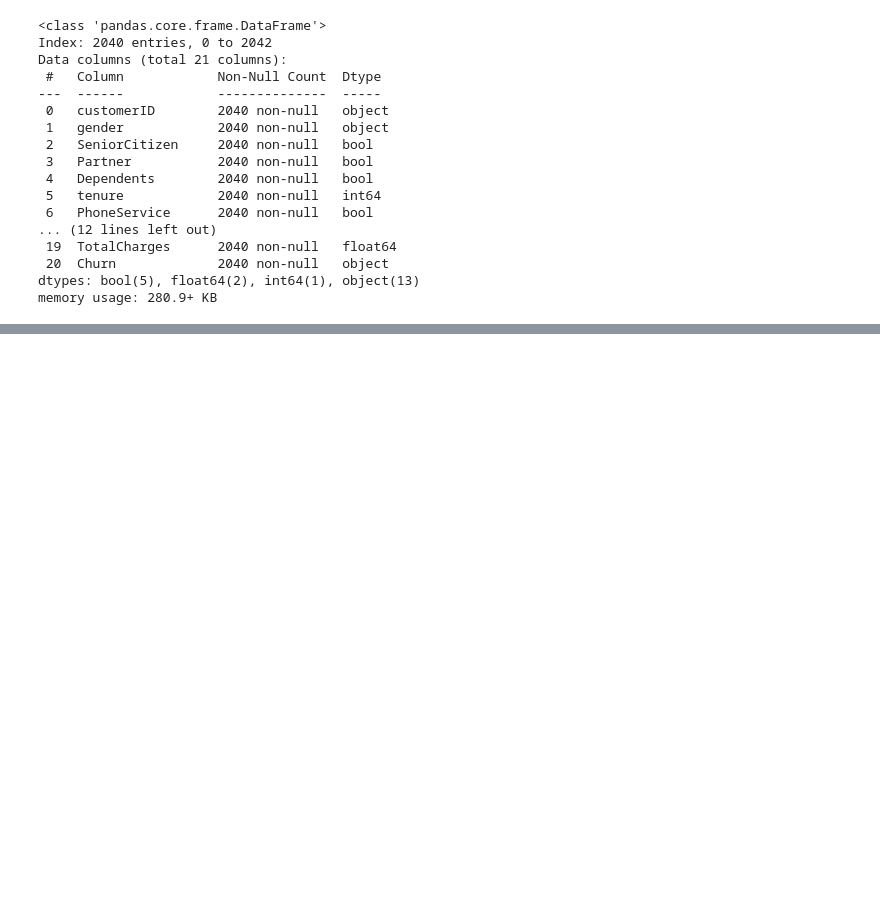
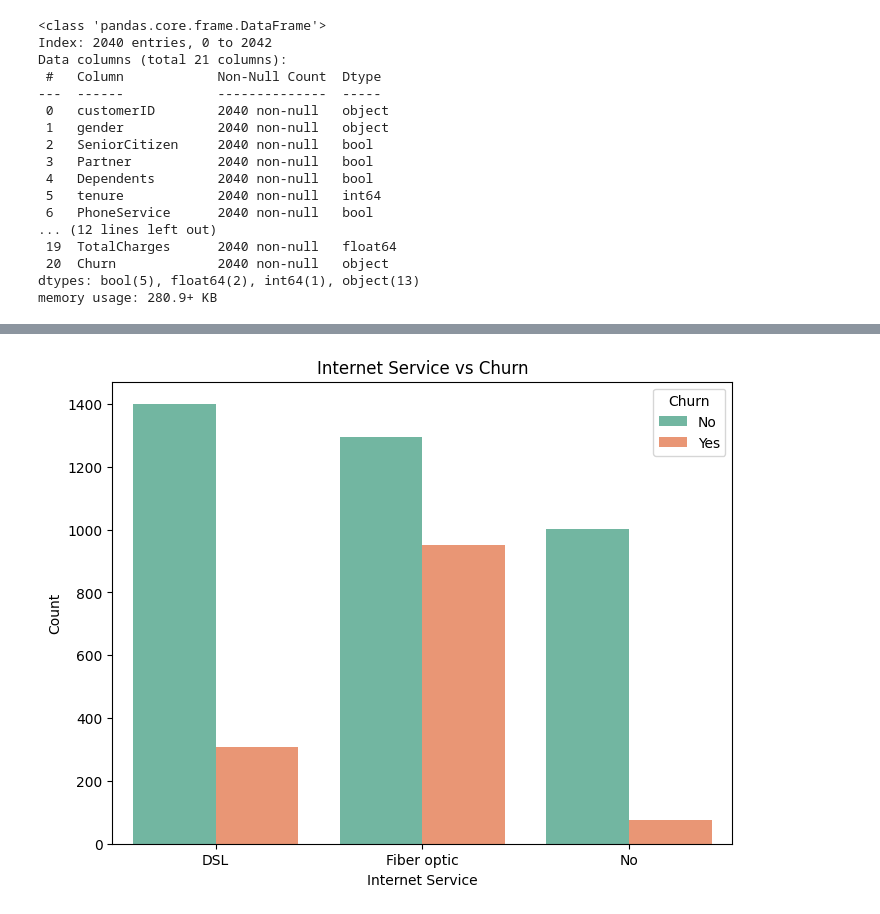
Before and after one commit to Amarquaye009/CUSTOMER-CHURN-ANALYSIS, a Jupyter notebook: Notebooks/Datasets.ipynb, the cells around one changed output, grey strips where cells are left out. Saved outputs shown, nothing was run; the diff lists cells and outputs as text; code cells hidden in the pictures; blank space fills up the shorter version.

```diff
--- a/Notebooks/Datasets.ipynb
+++ b/Notebooks/Datasets.ipynb
@@ -898,0 +1021,10 @@ memory usage: 280.9+ KB
+# %%
+# Bivariate analysis between InternetService and Churn
+plt.figure(figsize=(8, 6))
+sns.countplot(data=main_df, x='Internet_Service', hue='Churn', palette='Set2')
+plt.title('Internet Service vs Churn')
+plt.xlabel('Internet Service')
+plt.ylabel('Count')
+plt.show()
+# %% [output]
+[figure, added]
```
Also changed, not shown: parts of 16 cells of this notebook, 2 other files.
